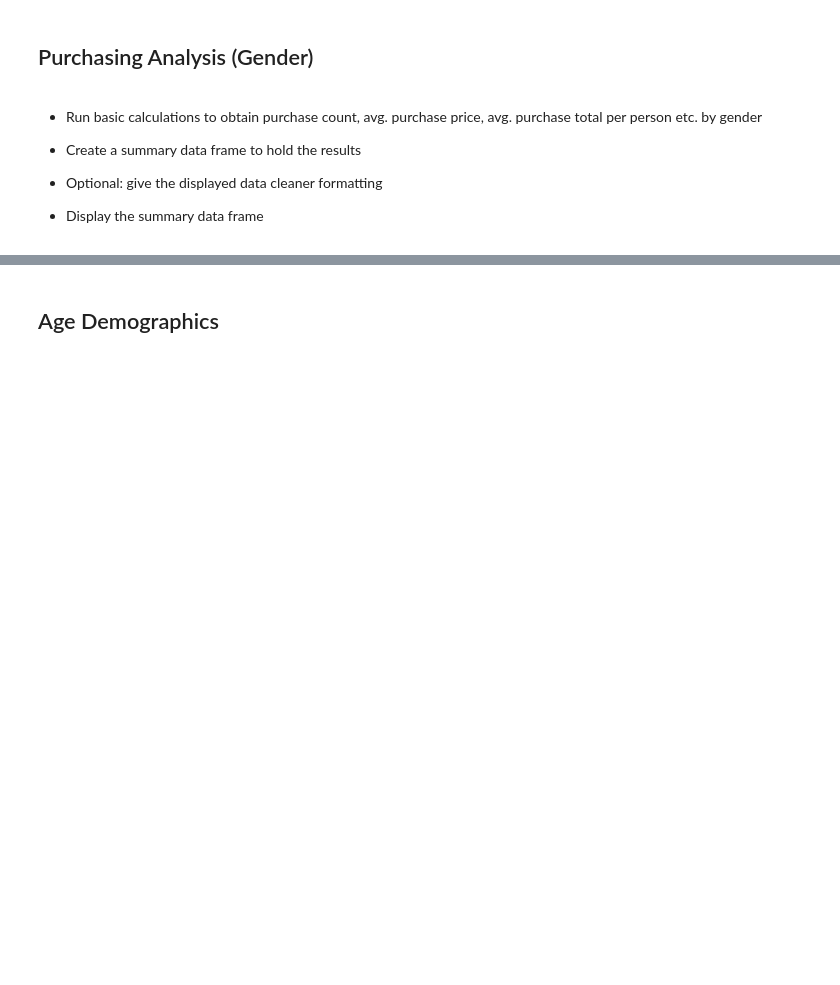
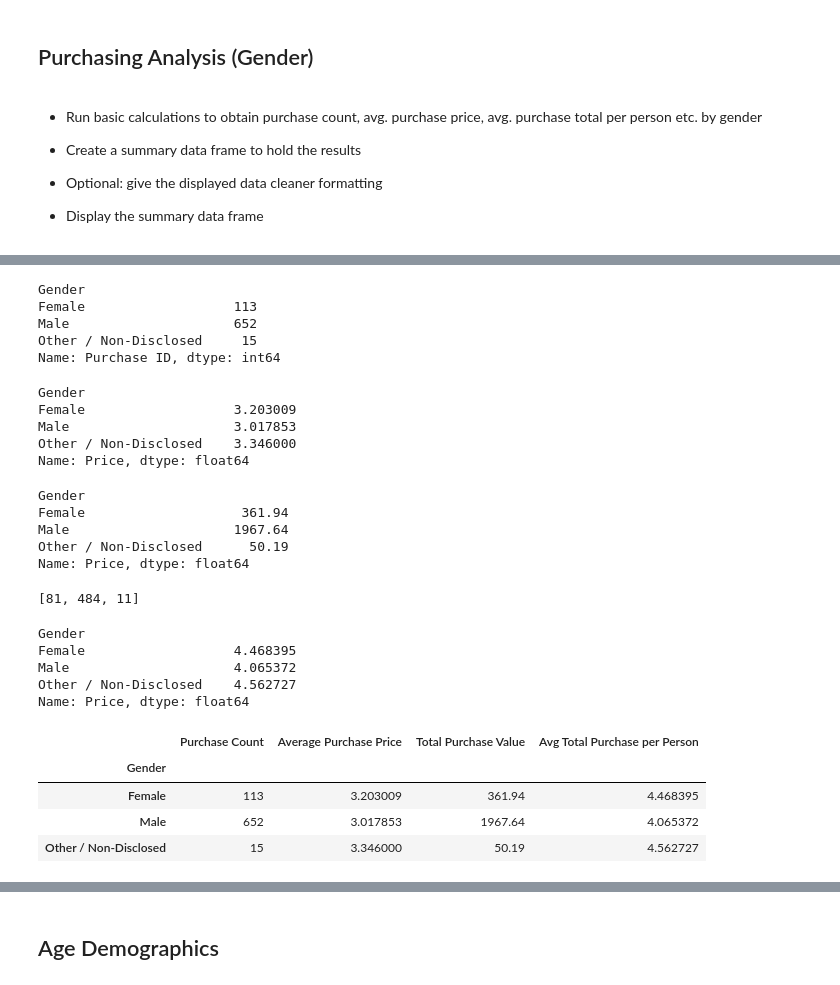
Before and after one commit to yuyhong23/pandas-challenge, a Jupyter notebook: HeroesOfPymoli/HeroesOfPymoli_starter-Copy1.ipynb, the cells around one changed output, grey strips where cells are left out. Drawn from its saved outputs; the diff is of its cells as text; code cells hidden in the pictures; blank space fills up the shorter version.

```diff
--- a/HeroesOfPymoli/HeroesOfPymoli_starter-Copy1.ipynb
+++ b/HeroesOfPymoli/HeroesOfPymoli_starter-Copy1.ipynb
@@ -263,0 +301,55 @@ gender_demographics_df
+# %%
+purchase_count = gender_group["Purchase ID"].count()
+purchase_count
+# %% [output]
+Gender
+Female                   113
+Male                     652
+Other / Non-Disclosed     15
+Name: Purchase ID, dtype: int64
+# %%
+average_purchase = gender_group["Price"].mean()
+average_purchase
+# %% [output]
+Gender
+Female                   3.203009
+Male                     3.017853
+Other / Non-Disclosed    3.346000
+Name: Price, dtype: float64
+# %%
+total_purchase = gender_group["Price"].sum()
+total_purchase
+# %% [output]
+Gender
+Female                    361.94
+Male                     1967.64
+Other / Non-Disclosed      50.19
+Name: Price, dtype: float64
+# %%
+total_count_pa = [female_count,
+               male_count,
+             others_count]
+total_count_pa
+# %% [output]
+[81, 484, 11]
+# %%
+avg_total_purchase = total_purchase/total_count_pa
+avg_total_purchase
+# %% [output]
+Gender
+Female                   4.468395
+Male                     4.065372
+Other / Non-Disclosed    4.562727
+Name: Price, dtype: float64
+# %%
+purchase_analysis_gender_df = pd.DataFrame ({"Purchase Count": purchase_count,
+                                            "Average Purchase Price": average_purchase,
+                                            "Total Purchase Value": total_purchase,
+                                            "Avg Total Purchase per Person": avg_total_purchase })
+purchase_analysis_gender_df
+# %% [output]
+|  | Purchase Count | Average Purchase Price | Total Purchase Value | Avg Total Purchase per Person |
+| Gender |  |  |  |  |
+| Female | 113 | 3.203009 | 361.94 | 4.468395 |
+| Male | 652 | 3.017853 | 1967.64 | 4.065372 |
+| Other / Non-Disclosed | 15 | 3.346000 | 50.19 | 4.562727 |
```
Also changed, not shown: parts of 8 cells of this notebook.
